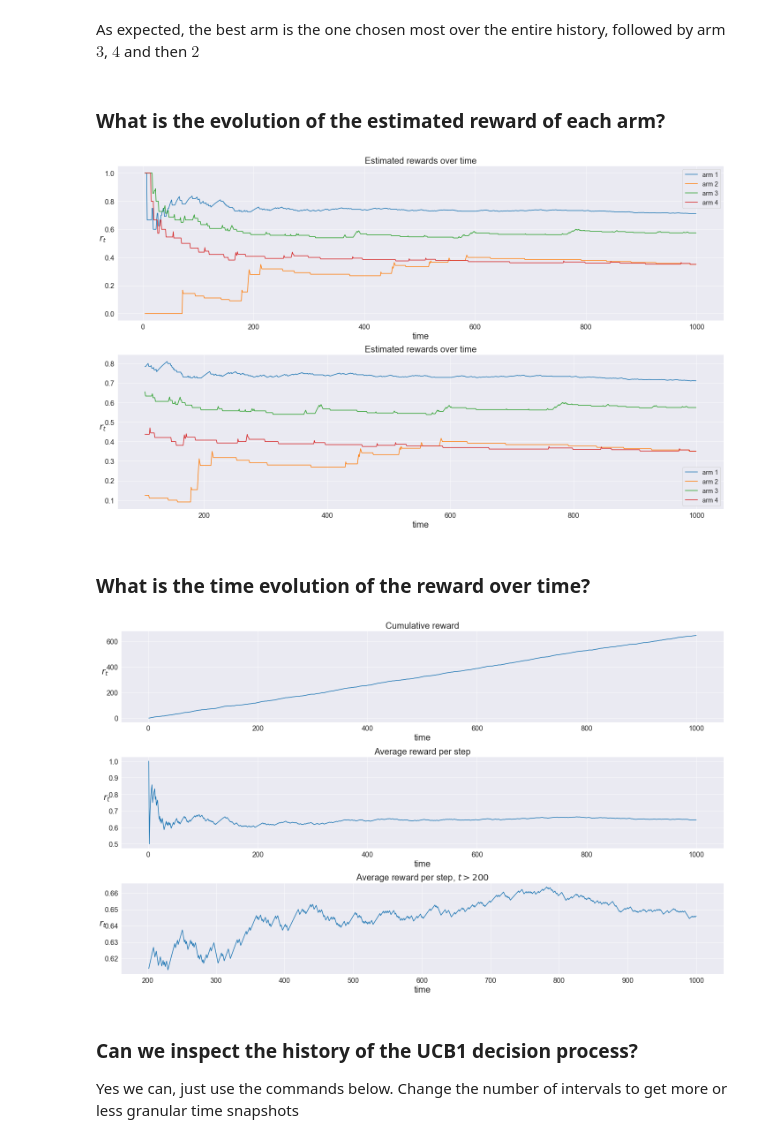
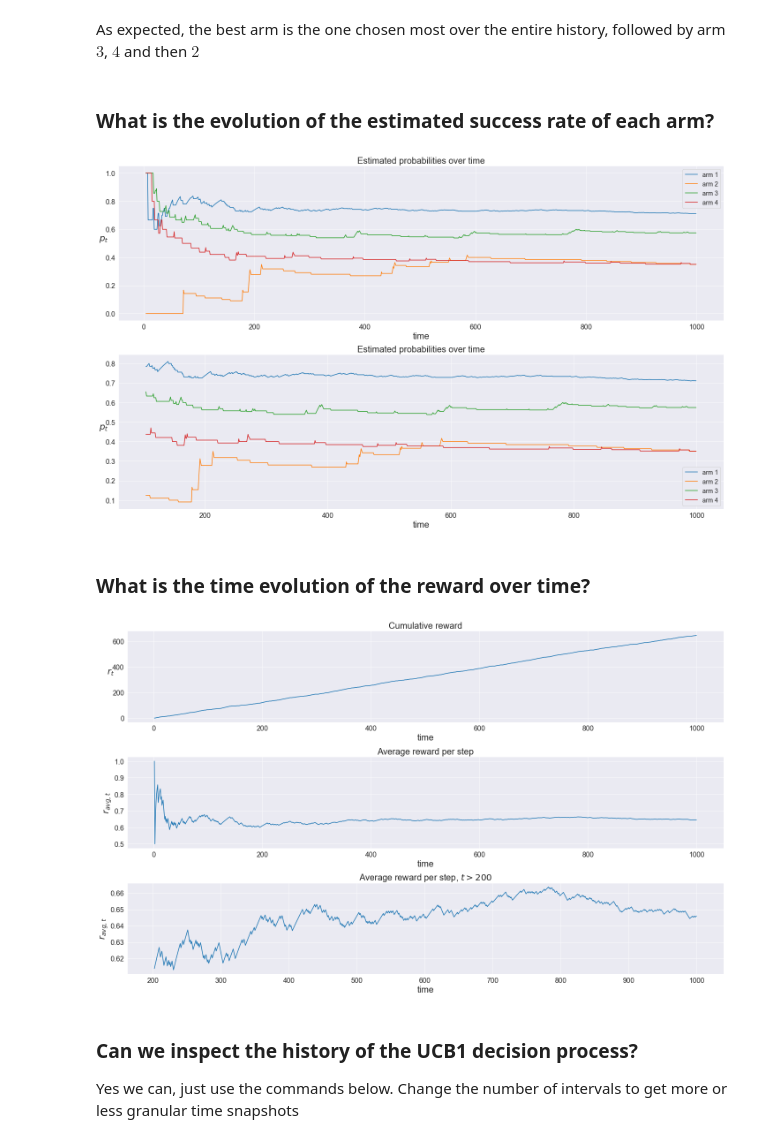
Before and after one commit to Fracappo87/RL, a Jupyter notebook: examples/K-armed_bandit_algorithms.ipynb, the cells around one changed output. Drawn from its saved outputs; the diff is of its cells as text; code cells hidden in the pictures.

```diff
--- a/examples/K-armed_bandit_algorithms.ipynb
+++ b/examples/K-armed_bandit_algorithms.ipynb
@@ -503,7 +608,7 @@ plt.show()
 # %% [markdown]
 As expected, the best arm is the one chosen most over the entire history, followed by arm $3$, $4$ and then $2$
 # %% [markdown]
-### What is the evolution of the estimated reward of each arm?
+### What is the evolution of the estimated success rate of each arm?
 # %%
 fig, (ax1,ax2) = plt.subplots(2,1,figsize=(20,12))
 
@@ -514,8 +619,8 @@ ax1.plot(xpoints,learner.arms_average_rewards[:,1],label='arm 2')
 ax1.plot(xpoints,learner.arms_average_rewards[:,2],label='arm 3')
 ax1.plot(xpoints,learner.arms_average_rewards[:,3],label='arm 4')
 ax1.set_xlabel('time',fontsize=20)
-ax1.set_ylabel('$r_t$',fontsize=20,rotation='horizontal')
-ax1.set_title('Estimated rewards over time',fontsize=20)
+ax1.set_ylabel('$p_{t}$',fontsize=20,rotation='horizontal')
+ax1.set_title('Estimated probabilities over time',fontsize=20)
 ax1.legend(prop={'size': 14})
 ax1.tick_params(axis='both', which='major', labelsize=16)
 
@@ -524,45 +629,45 @@ ax2.plot(xpoints[100:],learner.arms_average_rewards[100:,1],label='arm 2')
 ax2.plot(xpoints[100:],learner.arms_average_rewards[100:,2],label='arm 3')
 ax2.plot(xpoints[100:],learner.arms_average_rewards[100:,3],label='arm 4')
 ax2.set_xlabel('time',fontsize=20)
-ax2.set_ylabel('$r_t$',fontsize=20,rotation='horizontal')
-ax2.set_title('Estimated rewards over time',fontsize=20)
+ax2.set_ylabel('$p_{t}$',fontsize=20,rotation='horizontal')
+ax2.set_title('Estimated probabilities over time',fontsize=20)
 ax2.legend(prop={'size': 14})
 ax2.tick_params(axis='both', which='major', labelsize=16)
 
 plt.tight_layout()
 plt.show()
 # %% [output]
-[figure, old version]
+[figure, new version]
 # %% [markdown]
 ### What is the time evolution of the reward over time?
 # %%
 total_reward = learner.compute_step_cumulative_reward(toy_dataset.values)
 
 fig, (ax1,ax2,ax3) = plt.subplots(3,1,figsize=(20,12))
 
 xpoints = np.arange(1,learner.number_of_trials+1)
 ax1.plot(xpoints,total_reward)
 ax1.set_xlabel('time',fontsize=20)
 ax1.set_ylabel('$r_t$',fontsize=20,rotation='horizontal')
 ax1.set_title('Cumulative reward',fontsize=20)
 ax1.tick_params(axis='both', which='major', labelsize=16)
 
 ax2.plot(xpoints,total_reward/xpoints)
 ax2.set_xlabel('time',fontsize=20)
-ax2.set_ylabel('$r_t$',fontsize=20,rotation='horizontal')
+ax2.set_ylabel('$r_{avg,t}$',fontsize=20)
 ax2.set_title('Average reward per step',fontsize=20)
 ax2.tick_params(axis='both', which='major', labelsize=16)
 
 ax3.plot(xpoints[201:],total_reward[201:]/xpoints[201:])
 ax3.set_xlabel('time',fontsize=20)
-ax3.set_ylabel('$r_t$',fontsize=20,rotation='horizontal')
+ax3.set_ylabel('$r_{avg,t}$',fontsize=20)
 ax3.set_title('Average reward per step, $t > 200$',fontsize=20)
 ax3.tick_params(axis='both', which='major', labelsize=16)
 
 plt.tight_layout()
 plt.show()
 # %% [output]
-[figure, old version]
+[figure, new version]
 # %% [markdown]
 ### Can we inspect the history of the UCB1 decision process?
 
```
Also changed, not shown: parts of 29 cells of this notebook, 7 other files.
